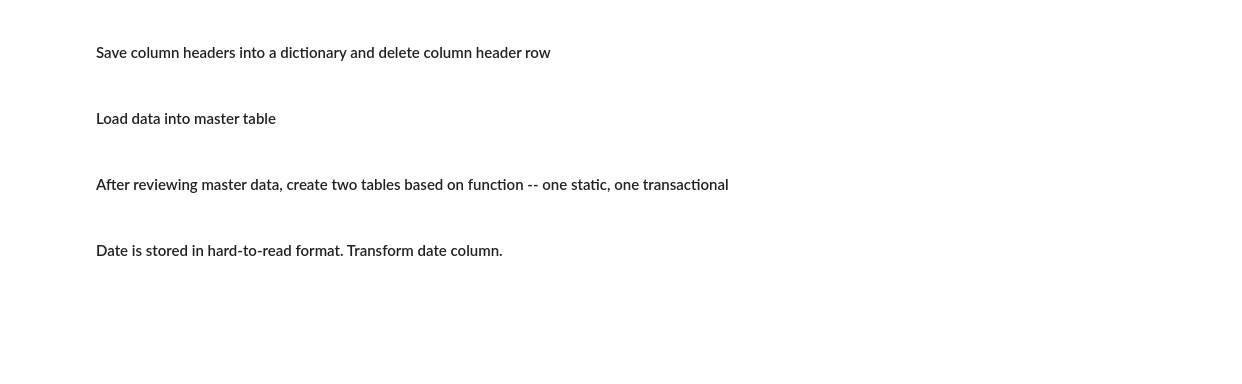
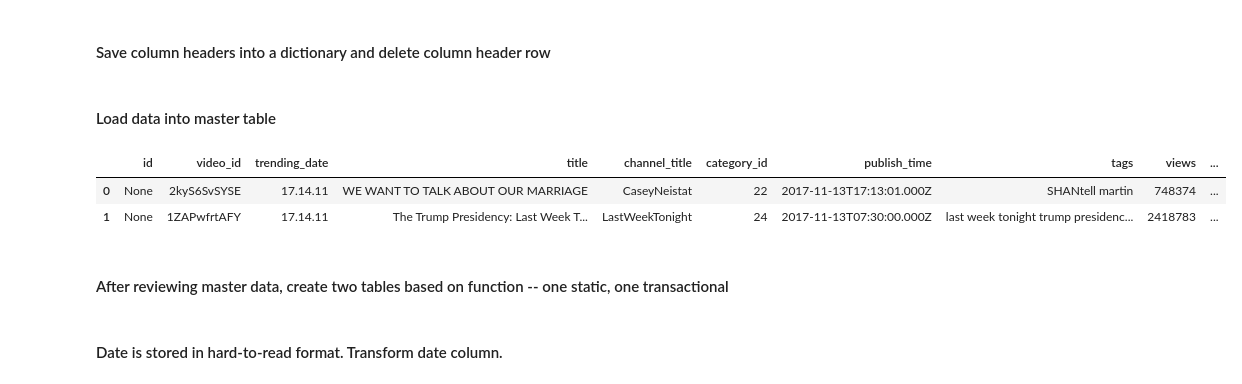
Before and after one commit to epiphannie/youtube_title_analysis, a Jupyter notebook: youtube_titles_experiment.ipynb, the cells around one changed output. Cells and saved outputs as stored; diff of their text form; code cells hidden in the pictures; blank space fills up the shorter version.

Commit message:
restore functionality of pandas dataframes

```diff
--- a/youtube_titles_experiment.ipynb
+++ b/youtube_titles_experiment.ipynb
@@ -35,14 +42,13 @@ def sql_decorator(func):
         try:
             db = open_db('youtube.db')
             c = db.cursor()
-            f = func(c, statement, opt_args)
-            if f:
+            f = func(db, c, statement, opt_args)
+            if f is not None or f:
                 return f
-                #hackey attempt to result of the function call just for fetchall
             db.commit()
 
-        except OSError as err:
-            print("OS error: {}".format(err))
+        except:
+            print("There was an error: {}".format(sys.exc_info()[1]))
 
         finally:
             db.rollback()
@@ -52,21 +58,25 @@ def sql_decorator(func):
     return sql_action
 
 @sql_decorator
-def run_sql(c, statement, opt_args):
+def run_sql(db, c, statement, opt_args):
     if opt_args == None:
         opt_args = []
     c.execute(statement, opt_args)
 
 @sql_decorator
-def run_sql_many(c, statement, opt_args):
+def run_sql_many(db, c, statement, opt_args):
     c.executemany(statement, opt_args)
 
 @sql_decorator
-def sql_fetchall(c, statement, opt_args):
+def run_sql_fetchall(db, c, statement, opt_args):
     if opt_args == None:
         opt_args = []
     c.execute(statement, opt_args)
     return c.fetchall()
+
+@sql_decorator
+def run_sql_pd(db, c, statement, opt_args):
+    return pd.read_sql_query(statement, db)
 # %% [markdown]
 #### Create database and master table
 # %%
@@ -135,6 +145,14 @@ load_statement_master = '''
 source = masterdata_csv
 
 run_sql_many(load_statement_master, source)
+# %%
+select_master = run_sql_pd('SELECT * FROM tblMasterData LIMIT 2;')
+
+select_master
+# %% [output]
+|  | id | video_id | trending_date | title | channel_title | category_id | publish_time | tags | views | ... |
+| 0 | None | 2kyS6SvSYSE | 17.14.11 | WE WANT TO TALK ABOUT OUR MARRIAGE | CaseyNeistat | 22 | 2017-11-13T17:13:01.000Z | SHANtell martin | 748374 | ... |
+| 1 | None | 1ZAPwfrtAFY | 17.14.11 | The Trump Presidency: Last Week T... | LastWeekTonight | 24 | 2017-11-13T07:30:00.000Z | last week tonight trump presidenc... | 2418783 | ... |
 # %% [markdown]
 #### After reviewing master data, create two tables based on function -- one static, one transactional
 # %%
```
Also changed, not shown: parts of 15 cells of this notebook.
